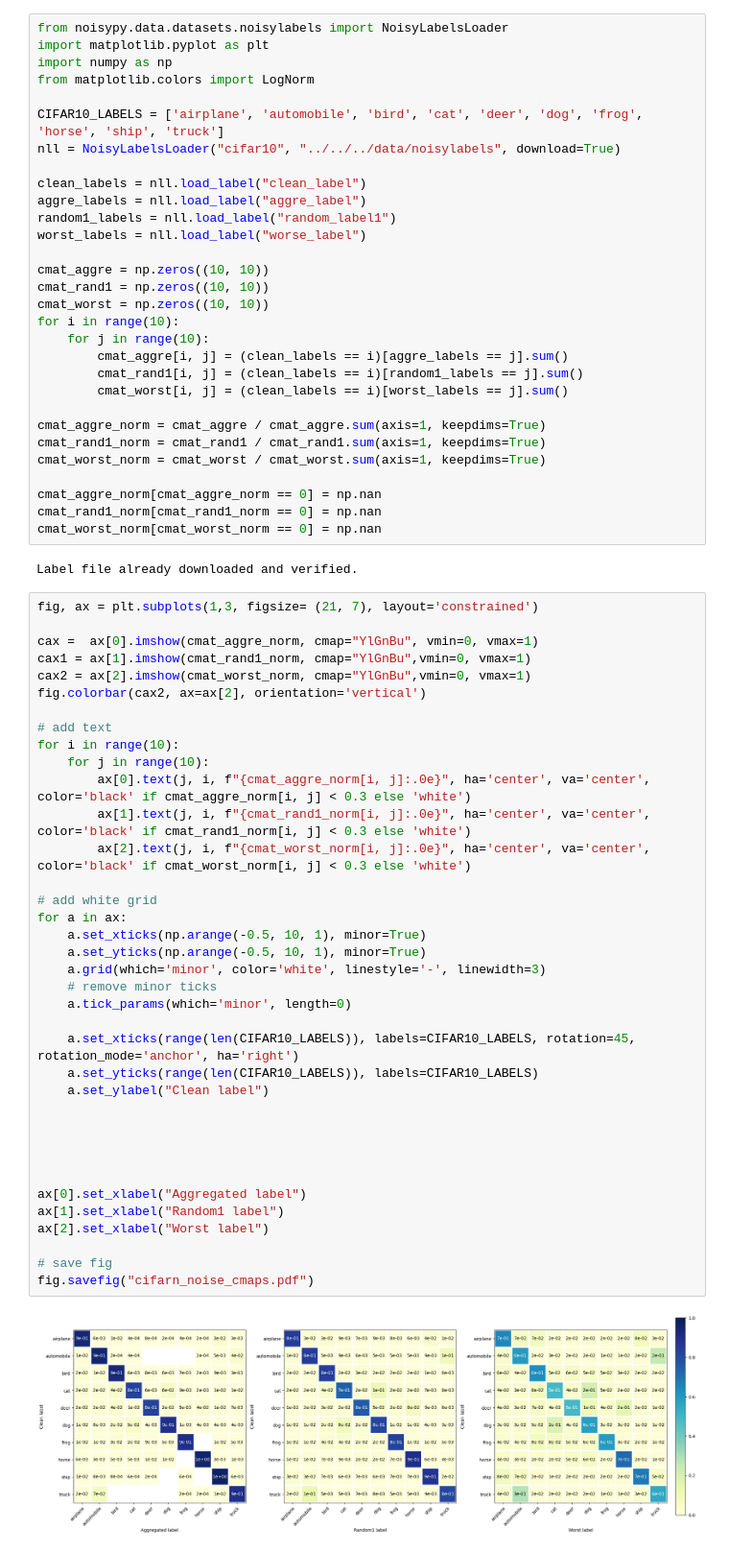
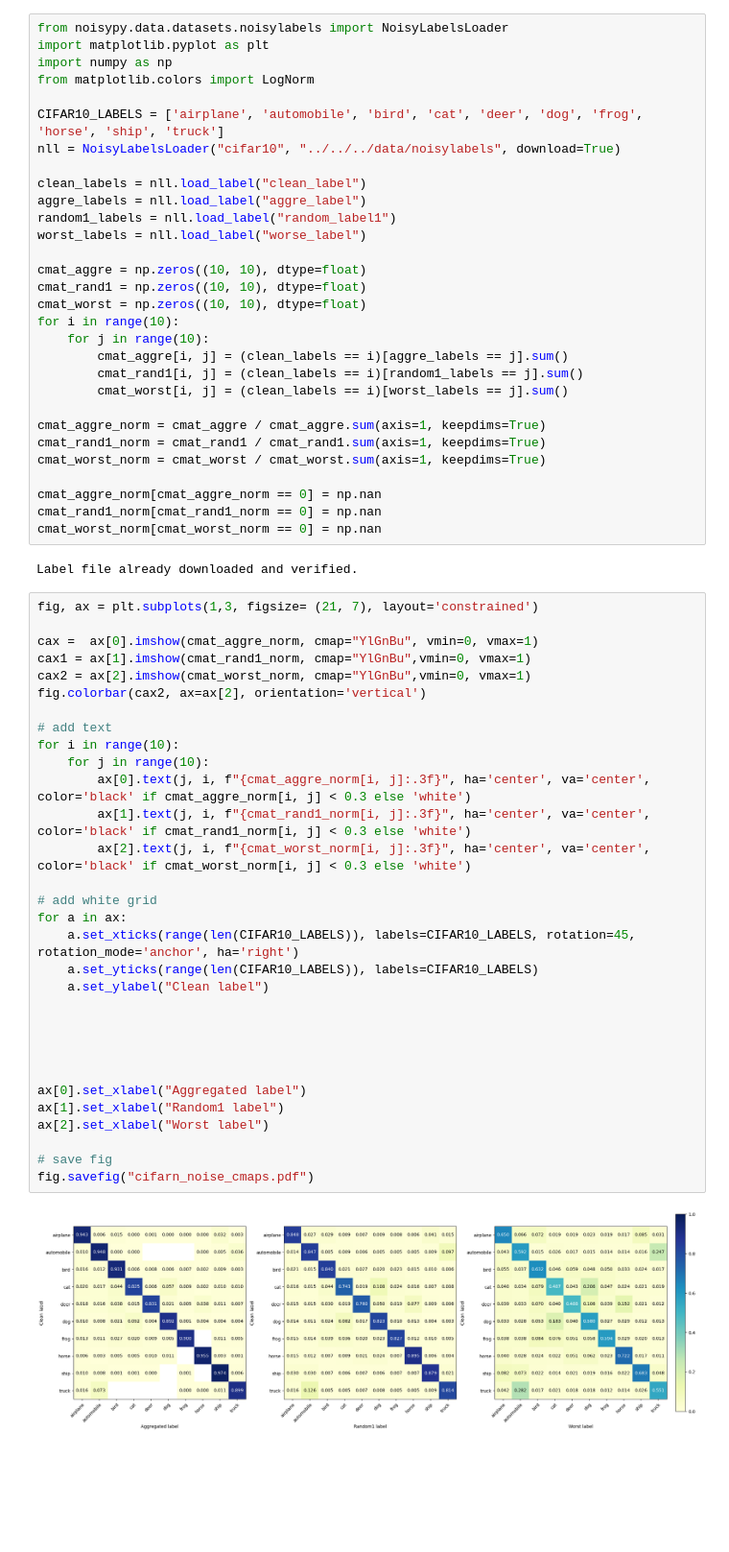
Before and after one commit to KlemenVovk/noisy-labels, a Jupyter notebook: src/reproducibility/dataset_noise/dataset_noise.ipynb, the cells around one changed output. Shown at 96% size. Cells and saved outputs as stored; diff of their text form; blank space fills up the shorter version.

```diff
--- a/src/reproducibility/dataset_noise/dataset_noise.ipynb
+++ b/src/reproducibility/dataset_noise/dataset_noise.ipynb
@@ -12,9 +12,9 @@ aggre_labels = nll.load_label("aggre_label")
 random1_labels = nll.load_label("random_label1")
 worst_labels = nll.load_label("worse_label")
 
-cmat_aggre = np.zeros((10, 10))
-cmat_rand1 = np.zeros((10, 10))
-cmat_worst = np.zeros((10, 10))
+cmat_aggre = np.zeros((10, 10), dtype=float)
+cmat_rand1 = np.zeros((10, 10), dtype=float)
+cmat_worst = np.zeros((10, 10), dtype=float)
 for i in range(10):
     for j in range(10):
         cmat_aggre[i, j] = (clean_labels == i)[aggre_labels == j].sum()
@@ -33,39 +33,33 @@ Label file already downloaded and verified.
 # %%
 fig, ax = plt.subplots(1,3, figsize= (21, 7), layout='constrained')
 
 cax =  ax[0].imshow(cmat_aggre_norm, cmap="YlGnBu", vmin=0, vmax=1)
 cax1 = ax[1].imshow(cmat_rand1_norm, cmap="YlGnBu",vmin=0, vmax=1)
 cax2 = ax[2].imshow(cmat_worst_norm, cmap="YlGnBu",vmin=0, vmax=1)
 fig.colorbar(cax2, ax=ax[2], orientation='vertical')
 
 # add text
 for i in range(10):
     for j in range(10):
-        ax[0].text(j, i, f"{cmat_aggre_norm[i, j]:.0e}", ha='center', va='center', color='black' if cmat_aggre_norm[i, j] < 0.3 else 'white')
-        ax[1].text(j, i, f"{cmat_rand1_norm[i, j]:.0e}", ha='center', va='center', color='black' if cmat_rand1_norm[i, j] < 0.3 else 'white')
-        ax[2].text(j, i, f"{cmat_worst_norm[i, j]:.0e}", ha='center', va='center', color='black' if cmat_worst_norm[i, j] < 0.3 else 'white')
+        ax[0].text(j, i, f"{cmat_aggre_norm[i, j]:.3f}", ha='center', va='center', color='black' if cmat_aggre_norm[i, j] < 0.3 else 'white')
+        ax[1].text(j, i, f"{cmat_rand1_norm[i, j]:.3f}", ha='center', va='center', color='black' if cmat_rand1_norm[i, j] < 0.3 else 'white')
+        ax[2].text(j, i, f"{cmat_worst_norm[i, j]:.3f}", ha='center', va='center', color='black' if cmat_worst_norm[i, j] < 0.3 else 'white')
 
 # add white grid
 for a in ax:
-    a.set_xticks(np.arange(-0.5, 10, 1), minor=True)
-    a.set_yticks(np.arange(-0.5, 10, 1), minor=True)
-    a.grid(which='minor', color='white', linestyle='-', linewidth=3)
-    # remove minor ticks
-    a.tick_params(which='minor', length=0)
-
     a.set_xticks(range(len(CIFAR10_LABELS)), labels=CIFAR10_LABELS, rotation=45, rotation_mode='anchor', ha='right')
     a.set_yticks(range(len(CIFAR10_LABELS)), labels=CIFAR10_LABELS)
     a.set_ylabel("Clean label")
 
 
 
 
 
 ax[0].set_xlabel("Aggregated label")
 ax[1].set_xlabel("Random1 label")
 ax[2].set_xlabel("Worst label")
 
 # save fig
 fig.savefig("cifarn_noise_cmaps.pdf")
 # %% [output]
-[figure, old version]
+[figure, new version]
```
Also changed, not shown: 1 other file.
